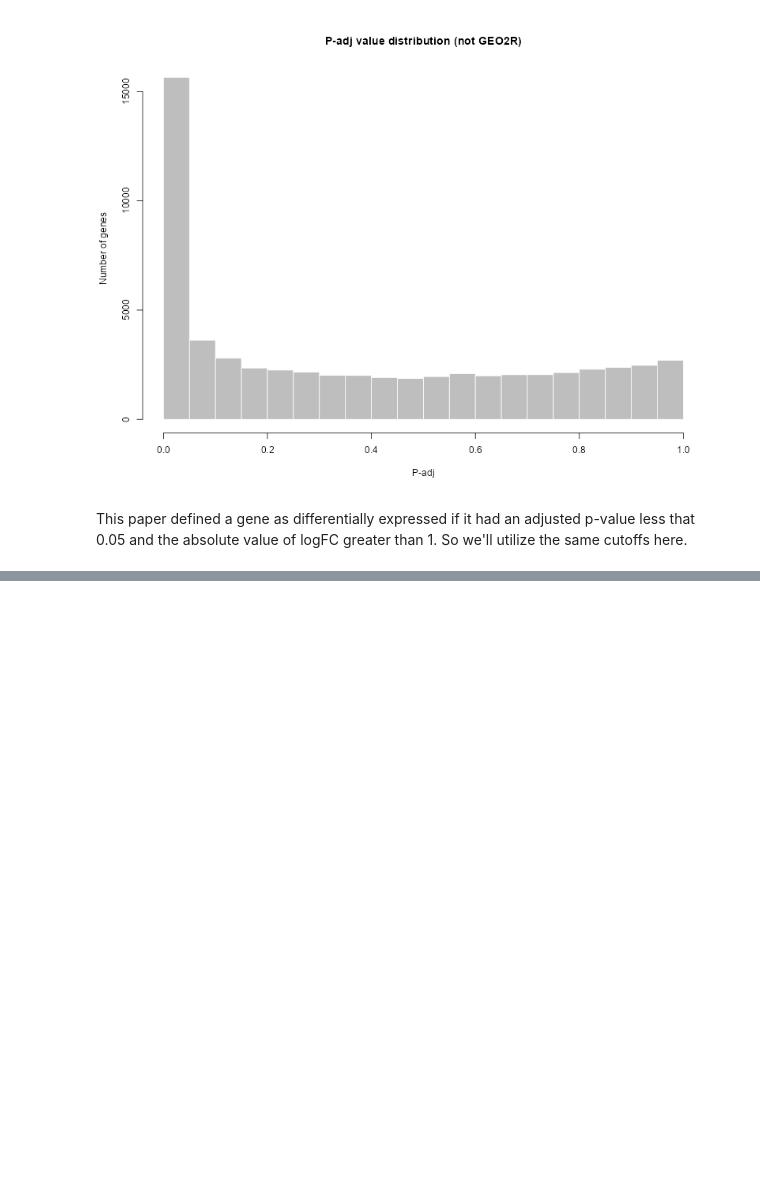
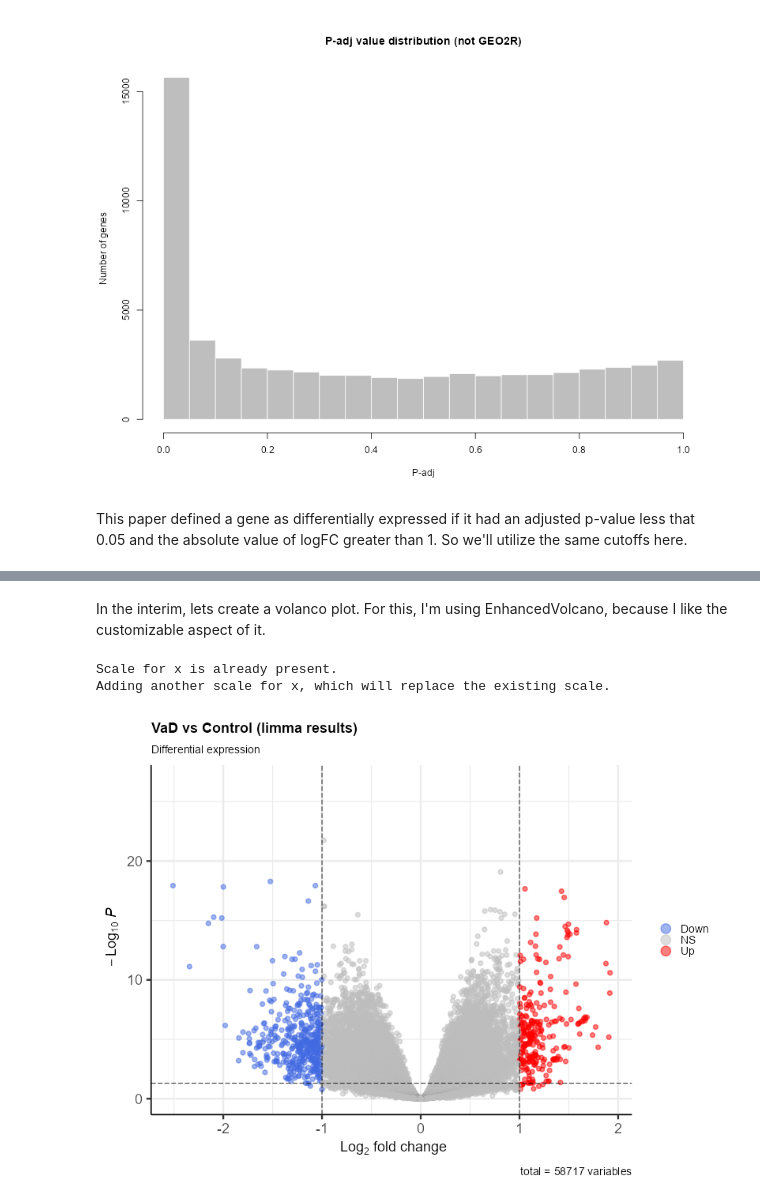
Before and after one commit to nmshahir/zheng_et_al_dementia_reprod, a Jupyter notebook: Figure_2_notebook.ipynb, the cells around one changed output, grey strips where cells are left out. Cells and saved outputs as stored; diff of their text form; code cells hidden in the pictures; blank space fills up the shorter version.

Commit message:
updated to include reproduction of figure 2A

```diff
--- a/Figure_2_notebook.ipynb
+++ b/Figure_2_notebook.ipynb
@@ -211,0 +243,30 @@ sig_VaD_ctrl
+# %% [markdown]
+In the interim, lets create a volanco plot. For this, I'm using EnhancedVolcano, because I like the customizable aspect of it.
+# %%
+keyvals <- ifelse(
+    full_res_VaD_ctrl$logFC < -1, 'royalblue',
+      ifelse(full_res_VaD_ctrl$logFC > 1, 'red',
+        'gray'))
+  keyvals[is.na(keyvals)] <- 'gray'
+  names(keyvals)[keyvals == 'red'] <- 'Up'
+  names(keyvals)[keyvals == 'gray'] <- 'NS'
+  names(keyvals)[keyvals == 'royalblue'] <- 'Down'
+
+base_fig <- EnhancedVolcano(full_res_VaD_ctrl,
+  lab = NA,
+  x = 'logFC',
+  y = 'adj.P.Val',
+  pCutoff = 0.05,
+  legendPosition = 'right',
+  title = 'VaD vs Control (limma results)',
+  subtitle = "Differential expression",
+  colCustom = keyvals)
+
+base_fig +
+  scale_x_continuous(
+    breaks = seq(-2,2,1)
+  )
+# %% [output]
+Scale for x is already present.
+Adding another scale for x, which will replace the existing scale.
+[figure, added]
```
Also changed, not shown: parts of 4 cells of this notebook.
